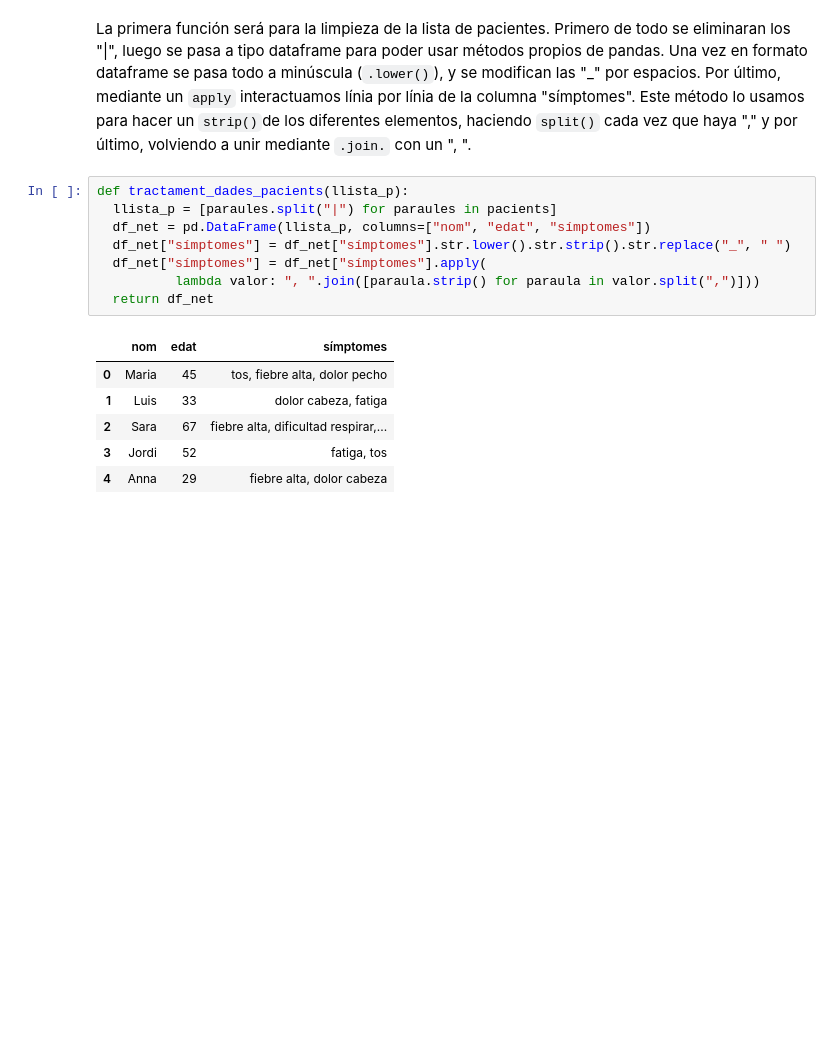
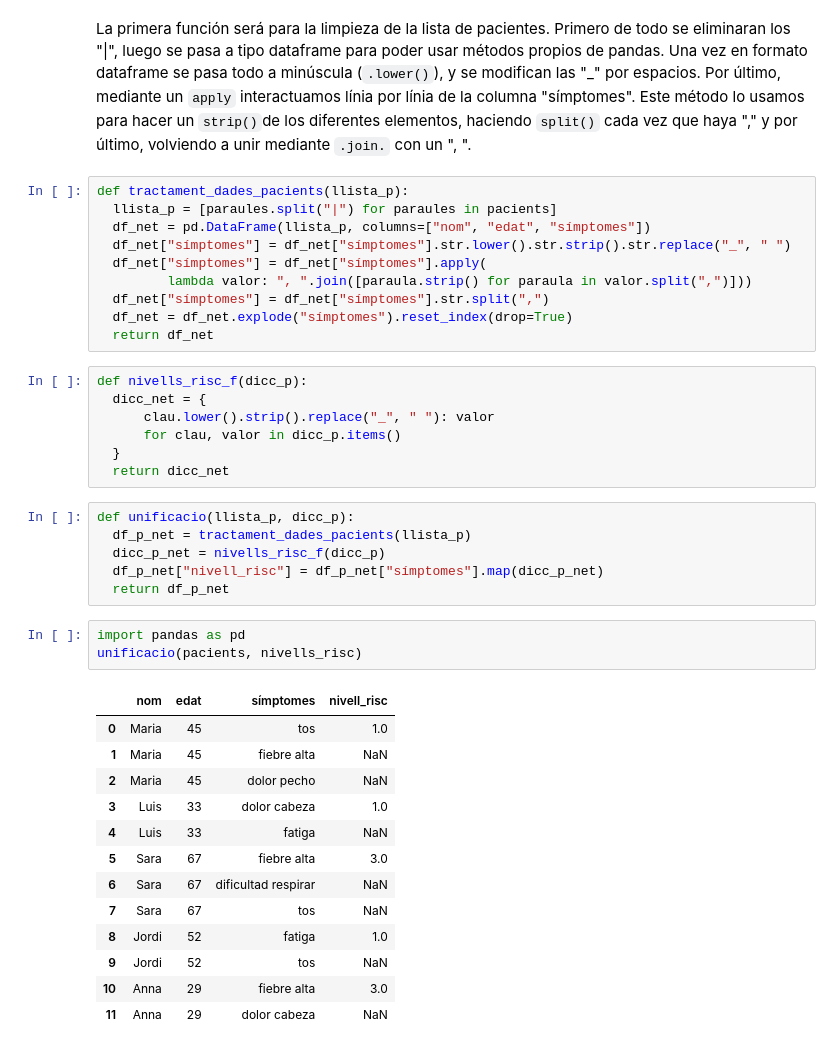
Before and after one commit to DanielSan33-4/ITA.Sprint07, a Jupyter notebook: Sprint07.ipynb, the cells around one changed output. Drawn from its saved outputs; the diff is of its cells as text; blank space fills up the shorter version.

```diff
--- a/Sprint07.ipynb
+++ b/Sprint07.ipynb
@@ -495,12 +495,37 @@ def tractament_dades_pacients(llista_p):
   df_net = pd.DataFrame(llista_p, columns=["nom", "edat", "símptomes"])
   df_net["símptomes"] = df_net["símptomes"].str.lower().str.strip().str.replace("_", " ")
   df_net["símptomes"] = df_net["símptomes"].apply(
-          lambda valor: ", ".join([paraula.strip() for paraula in valor.split(",")]))
+         lambda valor: ", ".join([paraula.strip() for paraula in valor.split(",")]))
+  df_net["símptomes"] = df_net["símptomes"].str.split(",")
+  df_net = df_net.explode("símptomes").reset_index(drop=True)
   return df_net
-# %% [output]
-|  | nom | edat | símptomes |
-| 0 | Maria | 45 | tos, fiebre alta, dolor pecho |
-| 1 | Luis | 33 | dolor cabeza, fatiga |
-| 2 | Sara | 67 | fiebre alta, dificultad respirar,... |
-| 3 | Jordi | 52 | fatiga, tos |
-| 4 | Anna | 29 | fiebre alta, dolor cabeza |
+# %%
+def nivells_risc_f(dicc_p):
+  dicc_net = {
+      clau.lower().strip().replace("_", " "): valor
+      for clau, valor in dicc_p.items()
+  }
+  return dicc_net
+# %%
+def unificacio(llista_p, dicc_p):
+  df_p_net = tractament_dades_pacients(llista_p)
+  dicc_p_net = nivells_risc_f(dicc_p)
+  df_p_net["nivell_risc"] = df_p_net["símptomes"].map(dicc_p_net)
+  return df_p_net
+# %%
+import pandas as pd
+unificacio(pacients, nivells_risc)
+# %% [output]
+|  | nom | edat | símptomes | nivell_risc |
+| 0 | Maria | 45 | tos | 1.0 |
+| 1 | Maria | 45 | fiebre alta | NaN |
+| 2 | Maria | 45 | dolor pecho | NaN |
+| 3 | Luis | 33 | dolor cabeza | 1.0 |
+| 4 | Luis | 33 | fatiga | NaN |
+| 5 | Sara | 67 | fiebre alta | 3.0 |
+| 6 | Sara | 67 | dificultad respirar | NaN |
+| 7 | Sara | 67 | tos | NaN |
+| 8 | Jordi | 52 | fatiga | 1.0 |
+| 9 | Jordi | 52 | tos | NaN |
+| 10 | Anna | 29 | fiebre alta | 3.0 |
+| 11 | Anna | 29 | dolor cabeza | NaN |
```
Also changed, not shown: parts of 1 cell of this notebook.
